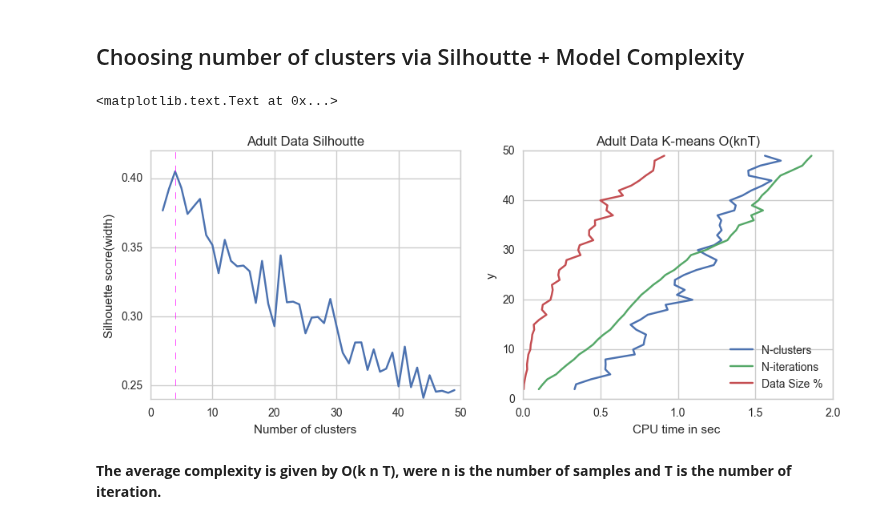
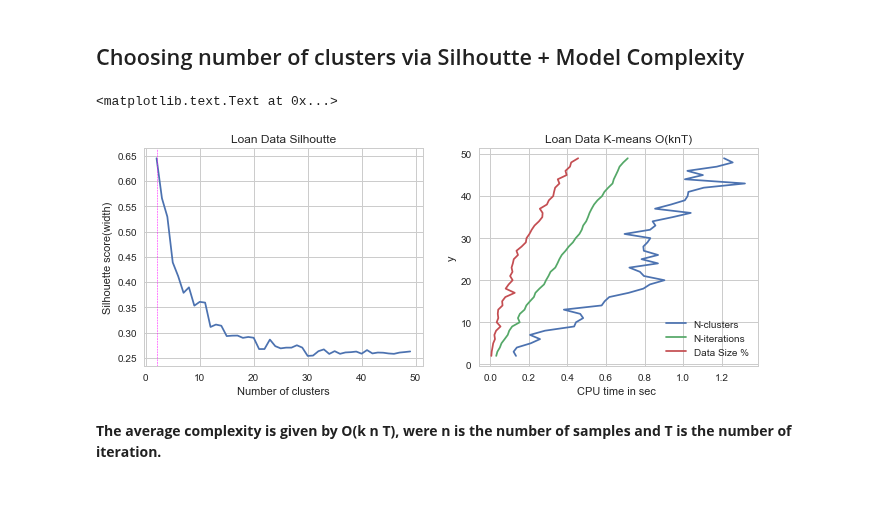
Before and after one commit to truzmeto/UnsupervisedLearning, a Jupyter notebook: LC.ipynb, the cells around one changed output. Cells and saved outputs as stored; diff of their text form; code cells hidden in the pictures; blank space fills up the shorter version.

```diff
--- a/LC.ipynb
+++ b/LC.ipynb
@@ -17,14 +17,14 @@ n_init = 40
 n_seed = 111
 # %%
 # load training set
-train = pd.read_csv('./clean_data/adult_train.txt',index_col=False)
-train_labels = train['income'].values
-train = train.drop('income',axis=1).values
+train = pd.read_csv('./clean_data/loan_train.txt',index_col=False)
+train_labels = train['loan_status'].values
+train = train.drop('loan_status',axis=1).values
 
 # load testing set
-test = pd.read_csv('./clean_data/adult_test.txt',index_col=False)
-test_labels = test['income'].values
-test = test.drop('income',axis=1).values
+test = pd.read_csv('./clean_data/loan_test.txt',index_col=False)
+test_labels = test['loan_status'].values
+test = test.drop('loan_status',axis=1).values
 # %%
 # normalize everything such that categoricals are not affected
 a = train
@@ -117,22 +123,22 @@ sil_max = x[y.argmax()]
 # %%
 sns.set_style("whitegrid")
 fig = plt.figure(figsize=(11,4))
-p1 = plt.subplot(121, title = 'Adult Data Silhoutte')
+p1 = plt.subplot(121, title = 'Loan Data Silhoutte')
 plt.plot(x, y)
 plt.ylabel('Silhouette score(width)')
 plt.xlabel('Number of clusters')
 plt.axvline(x=sil_max,color='magenta', linestyle='--', linewidth=0.5)
 
-p2 = plt.subplot(122, title = 'Adult Data K-means O(knT)')
+p2 = plt.subplot(122, title = 'Loan Data K-means O(knT)')
 plt.plot(time_clust,x)
 plt.plot(time_iter,x)
 plt.plot(time_sample,x)
 plt.legend(["N-clusters","N-iterations","Data Size %"],loc=4)
 plt.xlabel('CPU time in sec ')
 plt.ylabel('y')
 # %% [output]
 <matplotlib.text.Text at 0x...>
-[figure, old version]
+[figure, new version]
 # %% [markdown]
 **The average complexity is given by O(k n T), were n is the number of samples and T is the number of iteration.**
 # %% [markdown]
```
Also changed, not shown: parts of 18 cells of this notebook.
